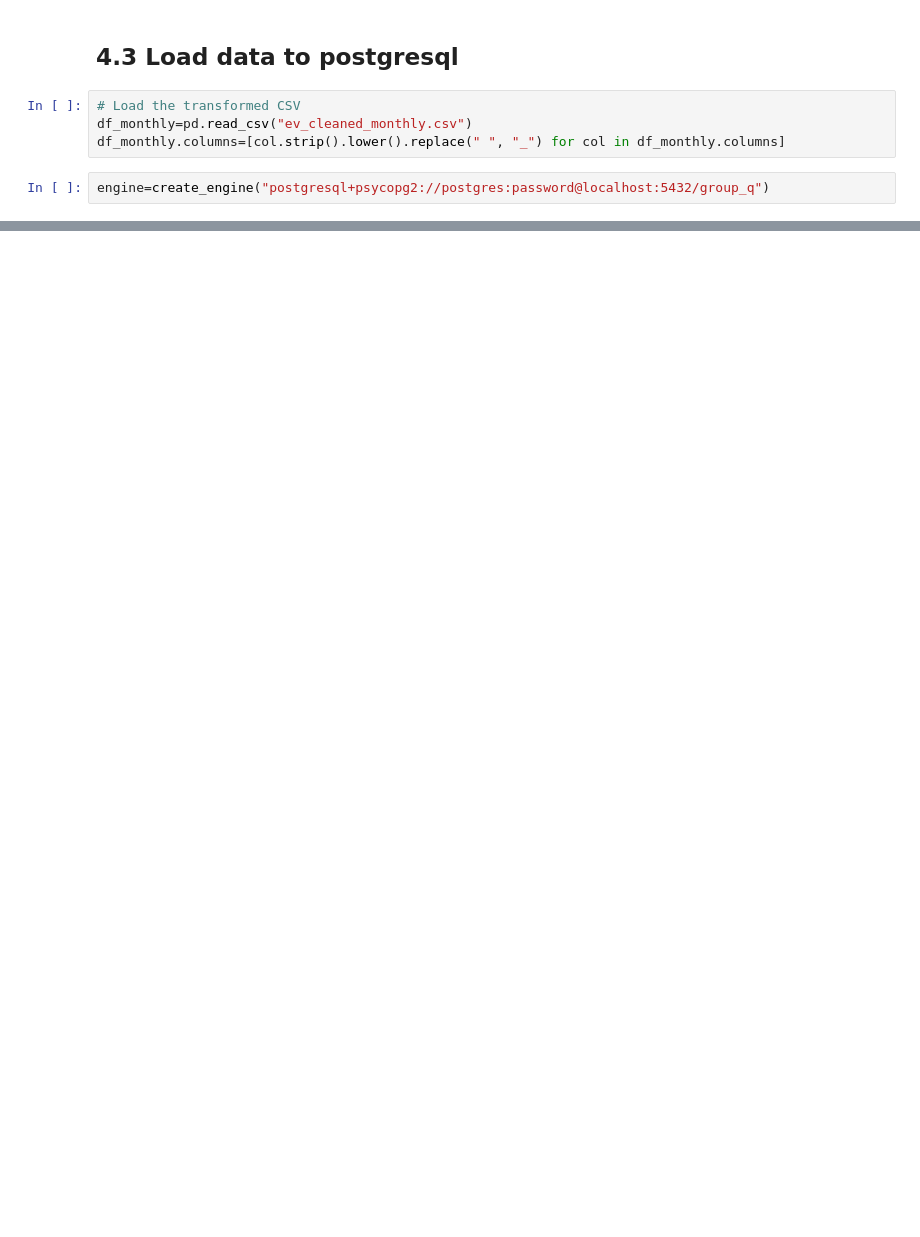
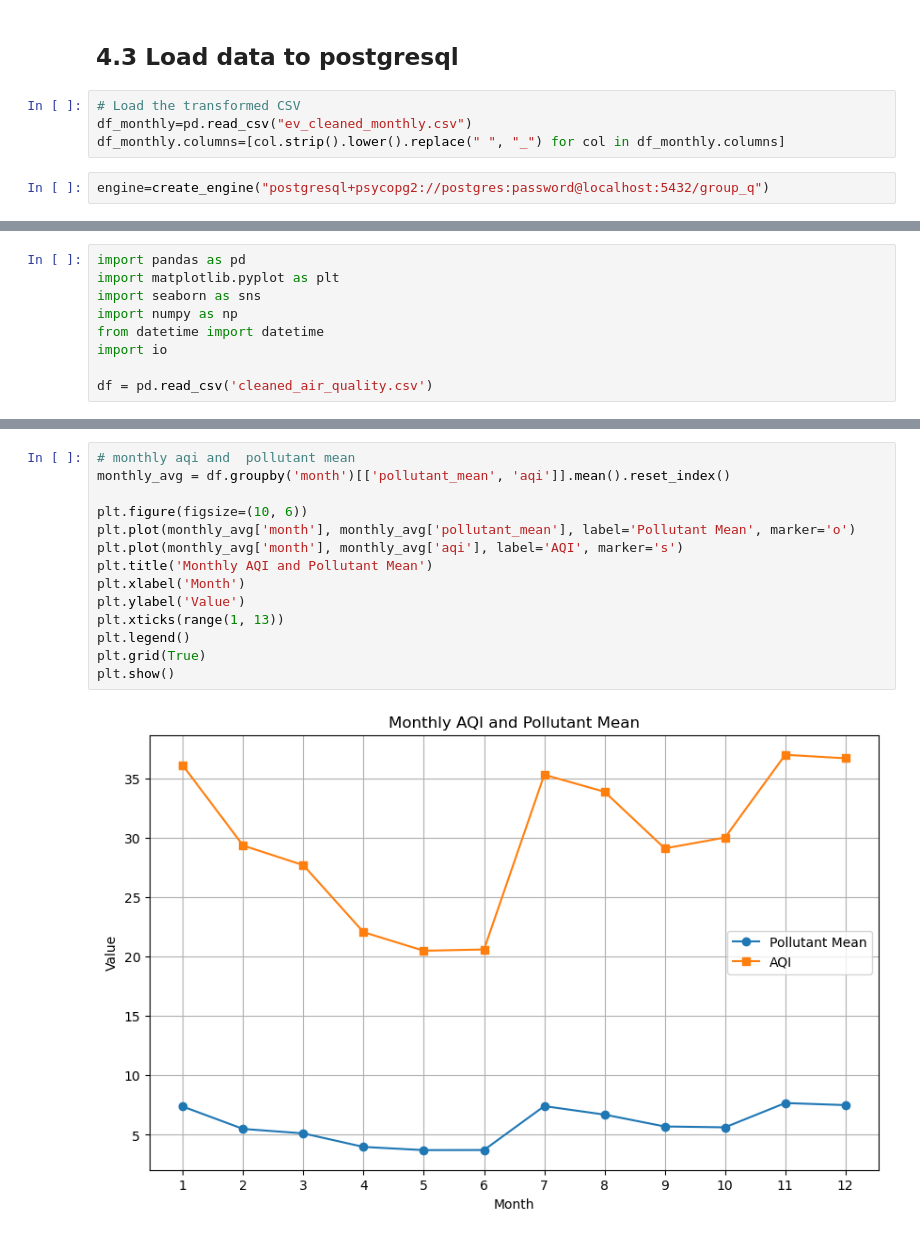
Before and after one commit to x23364394/Environmenatal_impact_of_EV_adoption, a Jupyter notebook: Group_Q.ipynb, the cells around one changed output, grey strips where cells are left out. Saved outputs shown, nothing was run; the diff lists cells and outputs as text; blank space fills up the shorter version.

```diff
--- a/Group_Q.ipynb
+++ b/Group_Q.ipynb
@@ -914,0 +898,9 @@ Data is successfully loaded into database
+# %%
+import pandas as pd
+import matplotlib.pyplot as plt
+import seaborn as sns
+import numpy as np
+from datetime import datetime
+import io
+
+df = pd.read_csv('cleaned_air_quality.csv')
@@ -914,0 +973,16 @@ Data is successfully loaded into database
+# %%
+# monthly aqi and  pollutant mean
+monthly_avg = df.groupby('month')[['pollutant_mean', 'aqi']].mean().reset_index()
+
+plt.figure(figsize=(10, 6))
+plt.plot(monthly_avg['month'], monthly_avg['pollutant_mean'], label='Pollutant Mean', marker='o')
+plt.plot(monthly_avg['month'], monthly_avg['aqi'], label='AQI', marker='s')
+plt.title('Monthly AQI and Pollutant Mean')
+plt.xlabel('Month')
+plt.ylabel('Value')
+plt.xticks(range(1, 13))
+plt.legend()
+plt.grid(True)
+plt.show()
+# %% [output]
+[figure, added]
```
Also changed, not shown: parts of 56 cells of this notebook.
